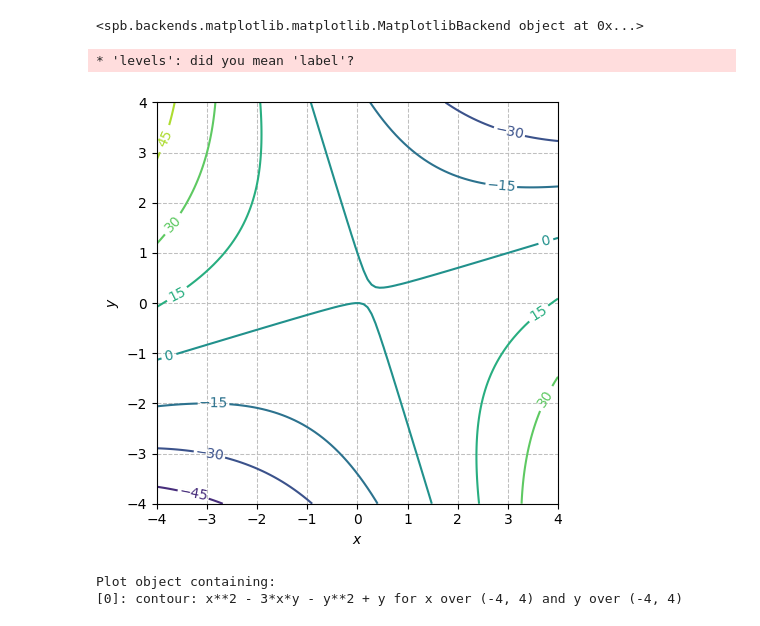
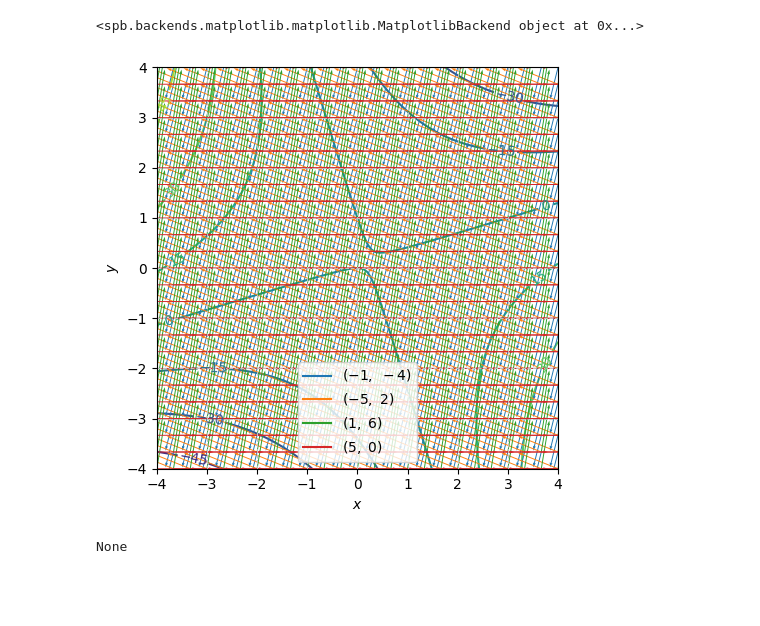
Before and after one commit to mgcavallotti/Repositorio-I, a Jupyter notebook: practica_vectorial.ipynb, the cells around one changed output. Cells and saved outputs as stored; diff of their text form; code cells hidden in the pictures; blank space fills up the shorter version.

```diff
--- a/practica_vectorial.ipynb
+++ b/practica_vectorial.ipynb
@@ -99,29 +99,34 @@ La derivada de T en direccion del vector (3,1) desde el punto (1,1) es:  24
 # %%
 G = x**2 -3*x*y +y -y**2
 
 Gx = G.diff(x)
 Gy = G.diff(y)
 
-gradG = [Gx, Gy]
+gradG = sp.Matrix([Gx, Gy])
 
-d1 = tuple(gradG.subs({x: 1, y: 1}))
-d2 = tuple(gradG.subs({x: -1, y: 1}))
-d3 = tuple(gradG.subs({x: -1, y: -1}))
-d4 = tuple(gradG.subs({x: 1, y: -1}))
+d1 = gradG.subs({x: 1, y: 1})
+d2 = gradG.subs({x: -1, y: 1})
+d3 = gradG.subs({x: -1, y: -1})
+d4 = gradG.subs({x: 1, y: -1})
+
 
 p1 = G.subs({x:1 , y: 1})
 p2 = G.subs({x:-1 , y: 1})
 p3 = G.subs({x: -1 , y: -1})
 p4 = G.subs({x: 1, y: -1 })
 
-h = spb.plot_contour(G, (x, -4, 4), (y, -4, 4), levels= [p1, p2, p3, p4], is_filled=False, show=True, aspect = (1,1))
 
-vec = spb.plot_vector()
+h = spb.plot_contour(G, (x, -4, 4), (y, -4, 4), levels= [p1, p2, p3, p4], is_filled=False, show=False, aspect = (1,1))
+
+vec1 = spb.plot_vector(d1, (x, -4, 4), (y, -4, 4), quiver_kw={"scale": 50,'cmap':'cool'},scalar=False,use_cm=False, aspect = (1,1), show=False)
+vec2 = spb.plot_vector(d2, (x, -4, 4), (y, -4, 4), quiver_kw={"scale": 50,'cmap':'cool'},scalar=False,use_cm=False, aspect = (1,1), show=False)
+vec3 = spb.plot_vector(d3, (x, -4, 4), (y, -4, 4), quiver_kw={"scale": 50,'cmap':'cool'},scalar=False,use_cm=False, aspect = (1,1), show=False)
+vec4 = spb.plot_vector(d4, (x, -4, 4), (y, -4, 4), quiver_kw={"scale": 50,'cmap':'cool'},scalar=False,use_cm=False, aspect = (1,1), show=False)
+
+r = (h+vec1+vec2+vec3+vec4).show()
 
 #suma de graficas vec y h
-print(h)
+print(r)
 # %% [output]
+[figure, new version]
-* 'levels': did you mean 'label'?
+None
-[figure, old version]
-Plot object containing:
-[0]: contour: x**2 - 3*x*y - y**2 + y for x over (-4, 4) and y over (-4, 4)
```
Also changed, not shown: parts of 1 cell of this notebook.
